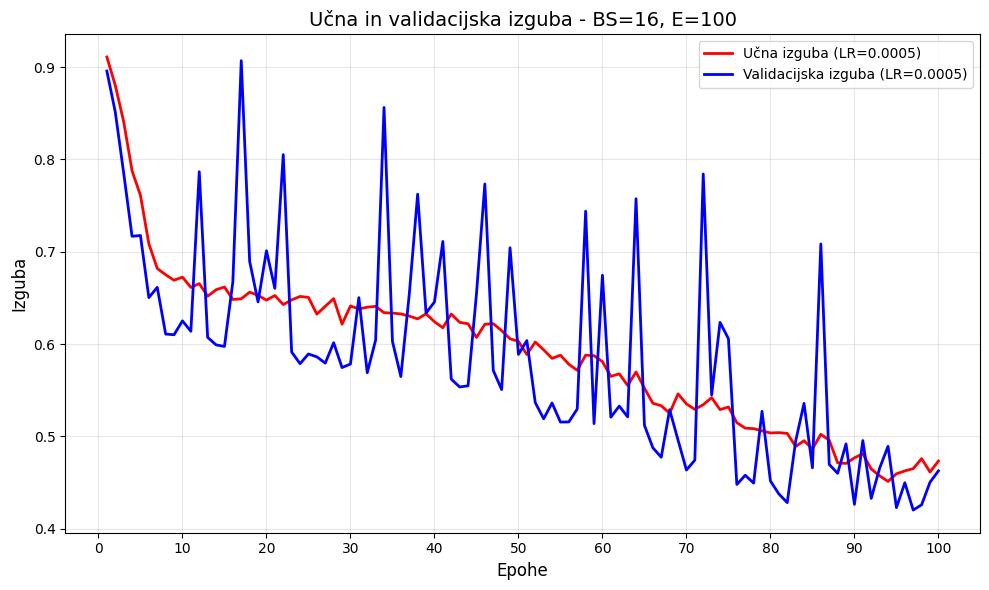
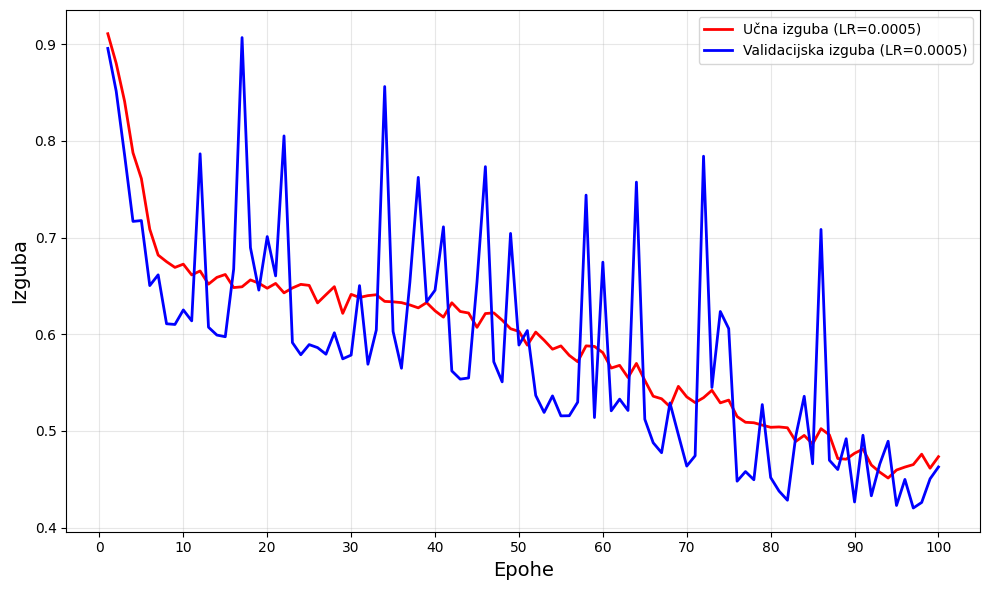
The notebook cell's code change between the first figure and the second:
--- before
+++ after
@@ -1,4 +1,6 @@
 import numpy as np
 import matplotlib.pyplot as plt
+
+graph_font = 14
 
 # ============================================================
@@ -46,7 +48,6 @@
         plt.plot(epochs, best_val_losses, 'b-', linewidth=2, label=f'Validacijska izguba (LR={best_lr_value})')
 
-        plt.xlabel('Epohe', fontsize=12)
-        plt.ylabel('Izguba', fontsize=12)
-        plt.title(f'Učna in validacijska izguba - {title}', fontsize=14)
+        plt.xlabel('Epohe', fontsize=graph_font)
+        plt.ylabel('Izguba', fontsize=graph_font)
         plt.xticks(range(0, len(epochs) + 1, 10))
         plt.legend()

Commit: Add back code for saving models